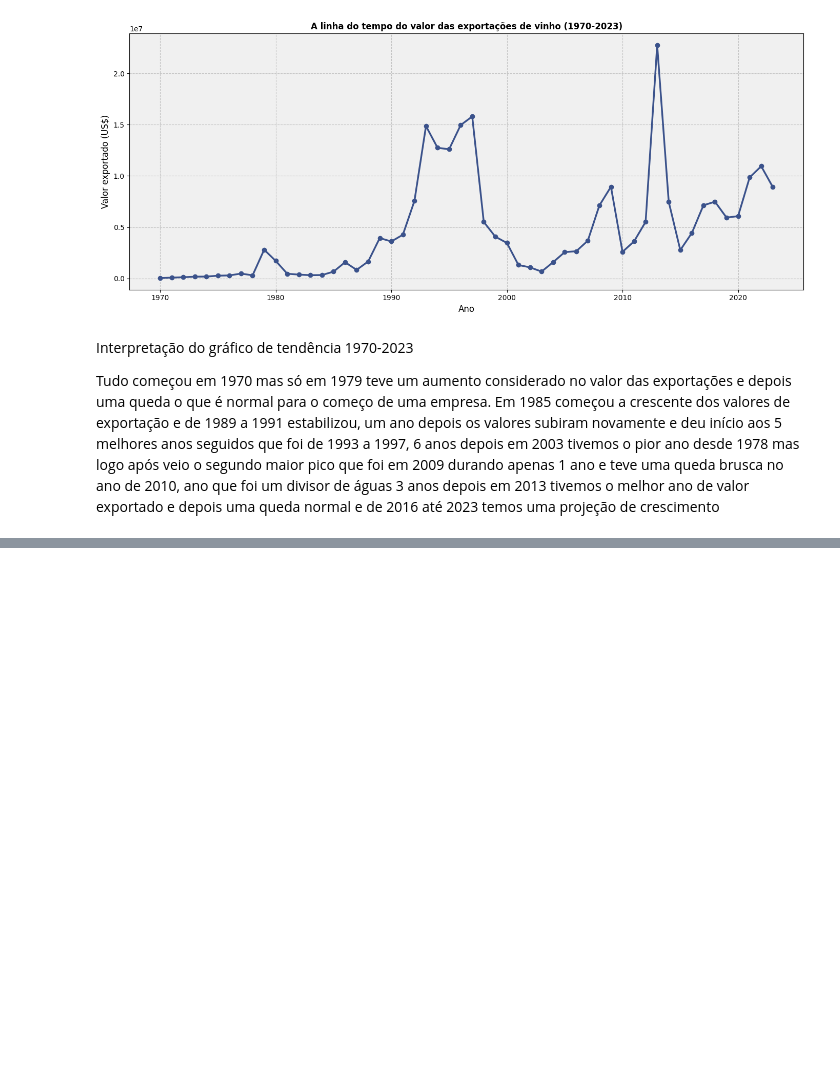
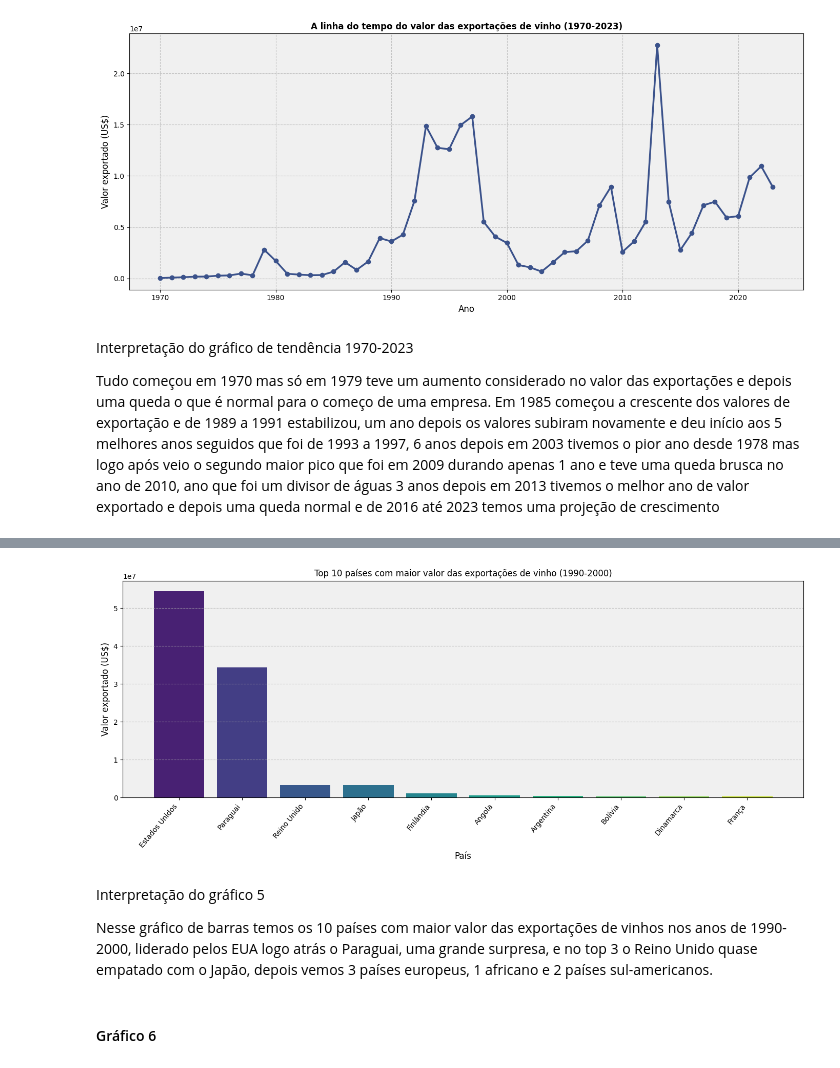
Before and after one commit to GuilhermeRoxo94/Analise-exploratoria-da-exportacao-de-uma-vinicola, a Jupyter notebook: Exportação.ipynb, the cells around one changed output, grey strips where cells are left out. Saved outputs shown, nothing was run; the diff lists cells and outputs as text; code cells hidden in the pictures; blank space fills up the shorter version.

```diff
--- a/Exportação.ipynb
+++ b/Exportação.ipynb
@@ -322,0 +325,11 @@ Tudo começou em 1970 mas só em 1979 teve um aumento considerado no valor das e
+# %%
+#filtrar apenas os anos de 1990-2000
+df_anos90 = df_final [(df_final['Ano'] >= 1990) & (df_final['Ano'] <= 2000)]
+
+#agrupar por países e somar litros e valor em dólar
+top_paises_90 = (df_anos90
+                 .groupby('País')[['Litros', 'valor']]
+                 .sum()
+                 .sort_values('valor', ascending = False)
+                 .head(10)
+)
@@ -322,0 +351,25 @@ Tudo começou em 1970 mas só em 1979 teve um aumento considerado no valor das e
+# %%
+plt.figure(figsize=(14,6))
+cores = sns.color_palette("viridis", len(top_paises))
+plt.bar(top_paises_90.index, top_paises_90['valor'], color = cores)
+
+#personalização do gráfico
+plt.title('Top 10 países com maior valor das exportações de vinho (1990-2000)', fontsize = 12)
+plt.xlabel('País', fontsize = 12)
+plt.ylabel('Valor exportado (US$)', fontsize = 12)
+plt.style.use('default') # garante que o estilo base esteja limpo
+plt.gca().set_facecolor('#f0f0f0') # define o fundo do gráfico como cinza claro
+plt.grid(axis = 'y', linestyle = '--', alpha = 0.7)
+plt.xticks(rotation=50, ha='right')
+plt.tight_layout() #ajusta automaticamente os espaços
+
+#exibição do gráfico
+plt.show()
+# %% [output]
+[figure, added]
+# %% [markdown]
+Interpretação do gráfico 5
+
+Nesse gráfico de barras temos os 10 países com maior valor das exportações de vinhos nos anos de 1990-2000, liderado pelos EUA logo atrás o Paraguai, uma grande surpresa, e no top 3 o Reino Unido quase empatado com o Japão, depois vemos 3 países europeus, 1 africano e 2 países sul-americanos.
+# %% [markdown]
+#### Gráfico 6
```
Also changed, not shown: parts of 6 cells of this notebook.
